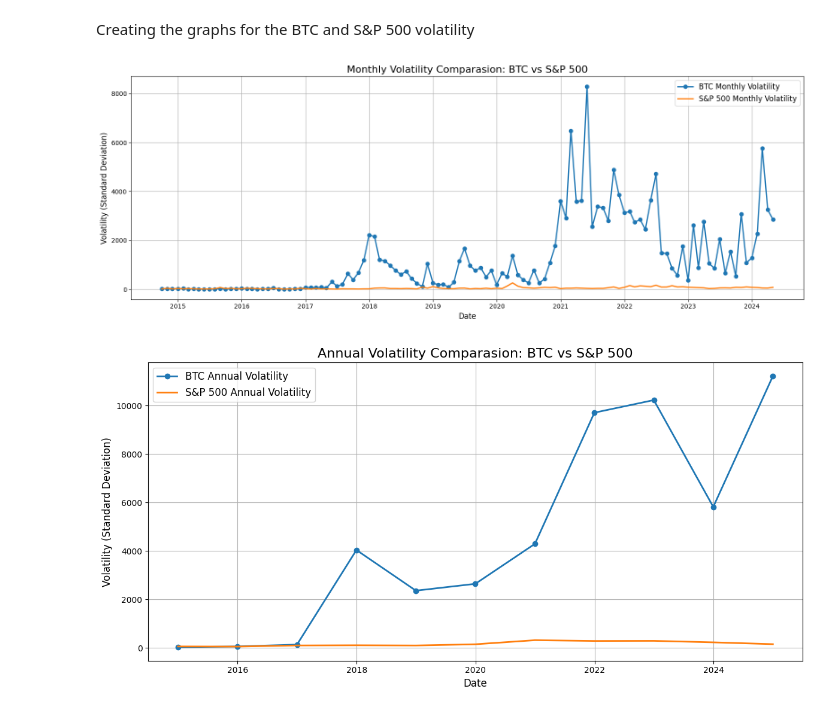
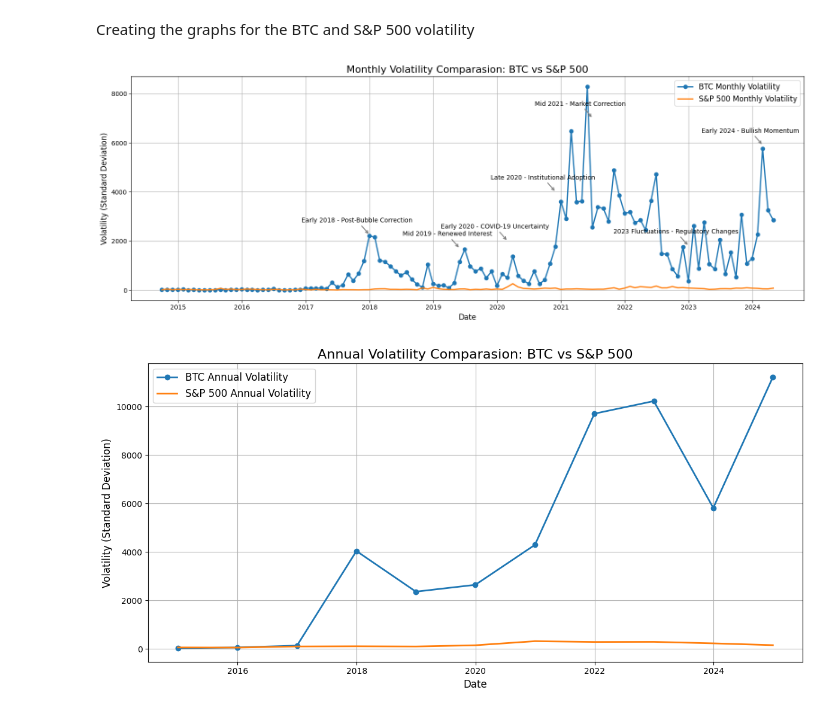
Before and after one commit to AngelDHackerman/BTC-ETH_Data_Analysis, a Jupyter notebook: 5_Insights_Volatility_Monthly_Yearly.ipynb, the cells around one changed output. Drawn from its saved outputs; the diff is of its cells as text; code cells hidden in the pictures.

Commit message:
completed the tags for the monthly volatility

```diff
--- a/5_Insights_Volatility_Monthly_Yearly.ipynb
+++ b/5_Insights_Volatility_Monthly_Yearly.ipynb
@@ -57,21 +57,50 @@ volatility_comparasion_monthly
 # %% [markdown]
 Creating the graphs for the BTC and S&P 500 volatility
 # %%
+# Relevant events for the graph
+events = {
+    "Early 2018 - Post-Bubble Correction": ("2018-01", 2250),
+    "Mid 2019 - Renewed Interest": ("2019-06", 1700),
+    "Early 2020 - COVID-19 Uncertainty": ("2020-03", 2000),
+    "Late 2020 - Institutional Adoption": ("2020-12", 4000),
+    "Mid 2021 - Market Correction": ("2021-07", 7000),
+    "2023 Fluctuations - Regulatory Changes": ("2023-01", 1800),
+    "Early 2024 - Bullish Momentum": ("2024-03", 5900),
+}
+
+# Convert event dates to datetime
+for label, (date, volatility) in events.items():
+  events[label] = (pd.to_datetime(date), volatility)
+
 # Plot Monthly Volatility
 plt.figure(figsize=(16, 6))
 plt.plot(volatility_comparasion_monthly.index, volatility_comparasion_monthly['BTC Monthly Volatility'],
          label='BTC Monthly Volatility', linewidth=2, linestyle='solid', marker='o')
 plt.plot(volatility_comparasion_monthly.index, volatility_comparasion_monthly['S&P 500 Monthly Volatility'],
          label='S&P 500 Monthly Volatility', linewidth=2, linestyle='solid')
+
+# Add annotations
+for label, (date, volatility) in events.items():
+  plt.annotate(
+    label,
+    (date, volatility),
+    textcoords="offset points",
+    xytext=(-20, 20), # Adjust position for better visibility
+    ha="center",
+    arrowprops=dict(arrowstyle="->", color='gray', lw=1.5), # Arrow to the point
+    fontsize=10
+  )
+
+# Graph settings
 plt.title('Monthly Volatility Comparasion: BTC vs S&P 500', fontsize=16)
 plt.xlabel('Date', fontsize=12)
 plt.ylabel('Volatility (Standard Deviation)', fontsize=12)
 plt.legend(fontsize=12)
 plt.grid(True)
 plt.tight_layout()
 plt.show()
 # %% [output]
-[figure, old version]
+[figure, new version]
 # %%
 # Plot Annual Volatility
 plt.figure(figsize=(12, 6))
```
Also changed, not shown: parts of 1 cell of this notebook.
